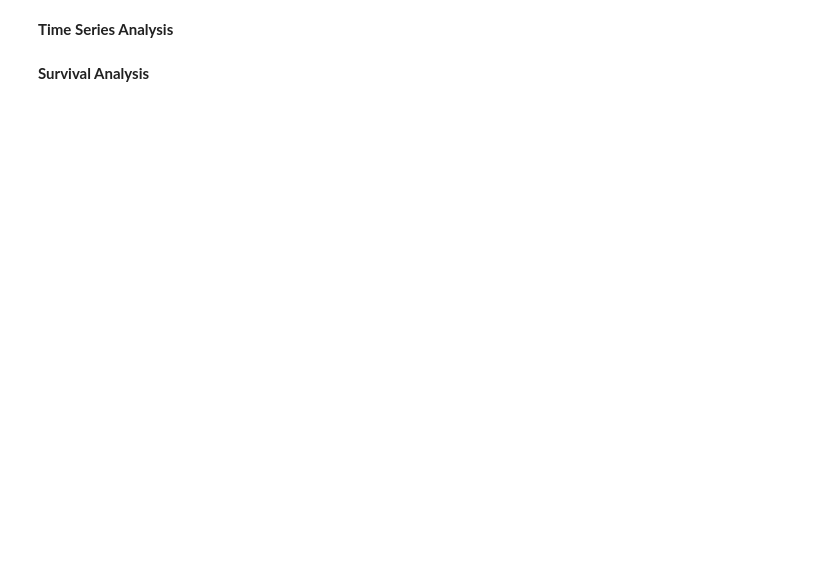
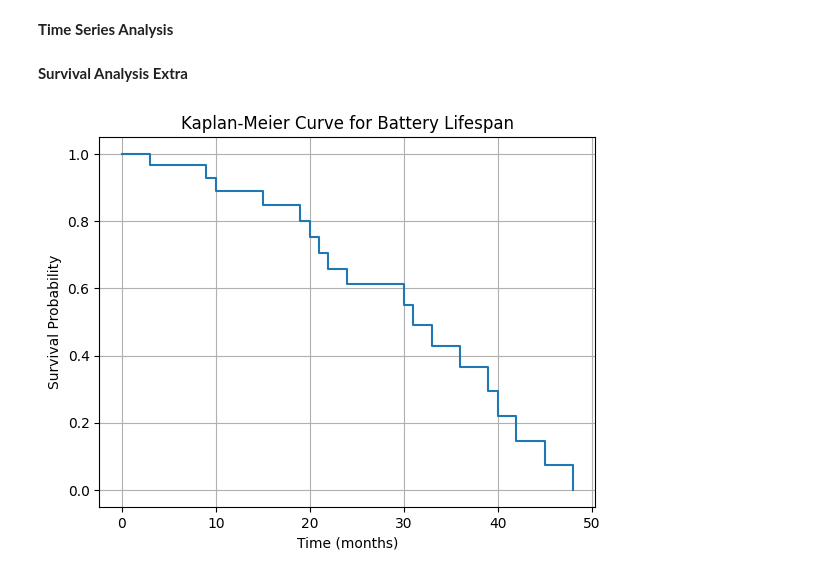
Before and after one commit to bpbpublications/Statistics-for-Data-Scientists-and-Analysts, a Jupyter notebook: notebooks/chapter8/chapter8.ipynb, the cells around one changed output. Cells and saved outputs as stored; diff of their text form; code cells hidden in the pictures; blank space fills up the shorter version.

```diff
--- a/notebooks/chapter8/chapter8.ipynb
+++ b/notebooks/chapter8/chapter8.ipynb
@@ -272,4 +373,42 @@ p-value: 0.043
 # %% [markdown]
 **Time Series Analysis**
 # %% [markdown]
-**Survival Analysis**
+**Survival Analysis Extra**
+# %%
+import matplotlib.pyplot as plt
+import pandas as pd
+# Import KaplanMeierFitter from the lifelines library
+from lifelines import KaplanMeierFitter
+
+# Create sample data with 30 entries
+data = pd.DataFrame({
+    "ID": range(1, 31),  # IDs from 1 to 30
+    "Time": [24, 18, 30, 12, 36, 15, 8, 42, 21, 6,  # Sample time values
+             10, 27, 33, 5, 19, 45, 28, 9, 39, 14,
+             22, 7, 48, 31, 17, 20, 40, 25, 3, 37],
+    "Censored": ["No", "Yes", "No", "Yes", "No", "No", "Yes", "No", "No", "Yes",
+                 "No", "Yes", "No", "Yes", "No", "No", "Yes", "No", "No", "Yes",
+                 "No", "Yes", "No", "No", "Yes", "No", "No", "Yes", "No", "Yes"]
+})
+
+# Convert Yes/No to boolean for Censored column
+data["Censored"] = data["Censored"] == "No"
+
+# Create Kaplan-Meier object
+kmf = KaplanMeierFitter()
+kmf.fit(data["Time"], event_observed=data["Censored"])
+
+# Estimate the survival probability at different points
+time_points = range(0, max(data["Time"]) + 1)
+survival_probability = kmf.survival_function_at_times(time_points).values
+
+# Plot the Kaplan-Meier curve
+
+plt.step(time_points, survival_probability, where='post')
+plt.xlabel('Time (months)')
+plt.ylabel('Survival Probability')
+plt.title('Kaplan-Meier Curve for Battery Lifespan')
+plt.grid(True)
+plt.show()
+# %% [output]
+[figure, added]
```
Also changed, not shown: parts of 10 cells of this notebook.
